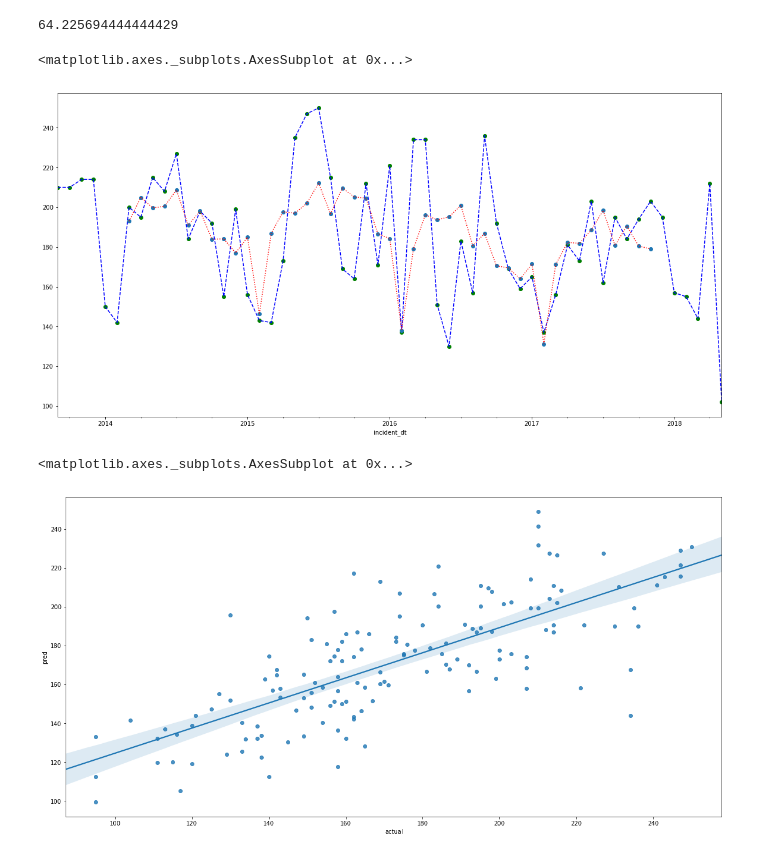
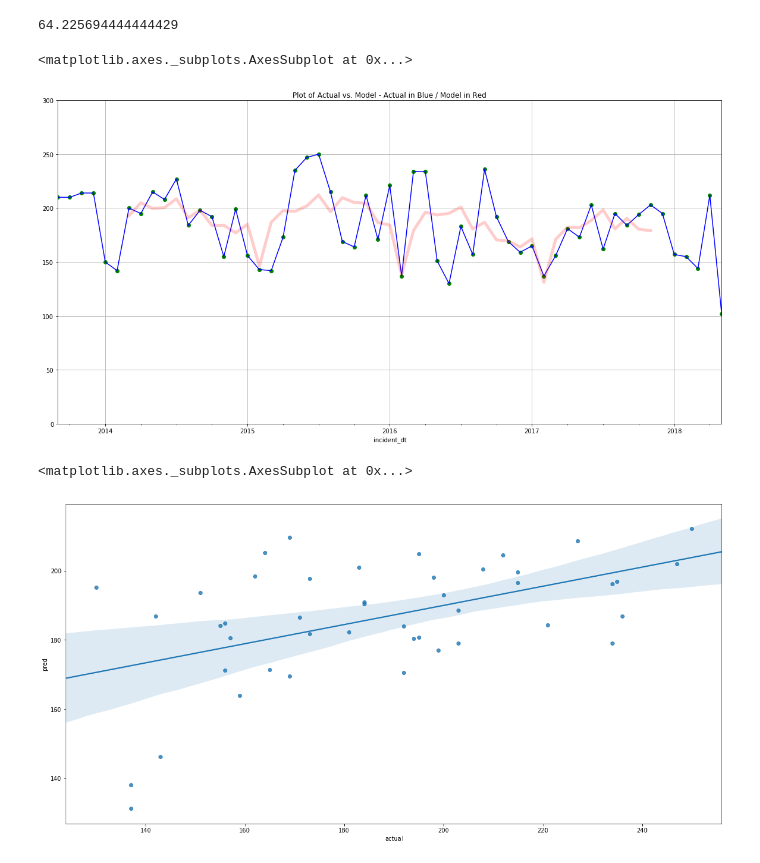
Before and after one commit to lotusflyer/ash_pub_safety, a Jupyter notebook: seasonal_effects.ipynb, the cells around one changed output. Saved outputs shown, nothing was run; the diff lists cells and outputs as text; code cells hidden in the pictures.

Commit message:
ok with cleaned up seasonal analysis

```diff
--- a/seasonal_effects.ipynb
+++ b/seasonal_effects.ipynb
@@ -174,2 +178,6 @@ post_bc.plot(style='ro')
 # %%
 s_post_bc = seasonal_decompose(post_bc)
+# %%
+plt.rcParams['figure.figsize'] = (20.0, 10.0)
+s_post_bc.trend.plot(grid=True)
+s_post_bc.seasonal.plot(grid=True)
@@ -204,17 +204,19 @@ res2['pred'] = res2['trend'] + res2['seasonal']
 res2['actual'] = post_bc
 # %%
+plt.ylim(0, 300)
 res2['actual'].plot(style='go', sharex=True)
-res2['actual'].plot(color='blue', style='--', sharex=True)
-res2['pred'].plot(style='o')
-res2['pred'].plot(color='red', style=':', sharex=True)
+res2['actual'].plot(color='blue', sharex=True)
+#res['pred'].plot(style='ko')
+res2['pred'].plot(color='red', lw=5.0, sharex=True, alpha=0.2,
+                 title='Plot of Actual vs. Model - Actual in Blue / Model in Red', grid=True)
 # %% [output]
 <matplotlib.axes._subplots.AxesSubplot at 0x...>
-[figure, old version]
+[figure, new version]
 # %%
-sns.regplot(x='actual', y='pred', data=res)
+sns.regplot(x='actual', y='pred', data=res2)
 # %% [output]
 <matplotlib.axes._subplots.AxesSubplot at 0x...>
-[figure, old version]
+[figure, new version]
 # %%
 post_bc_res_no_na = res2.dropna()
 # %%
```
Also changed, not shown: parts of 12 cells of this notebook.
